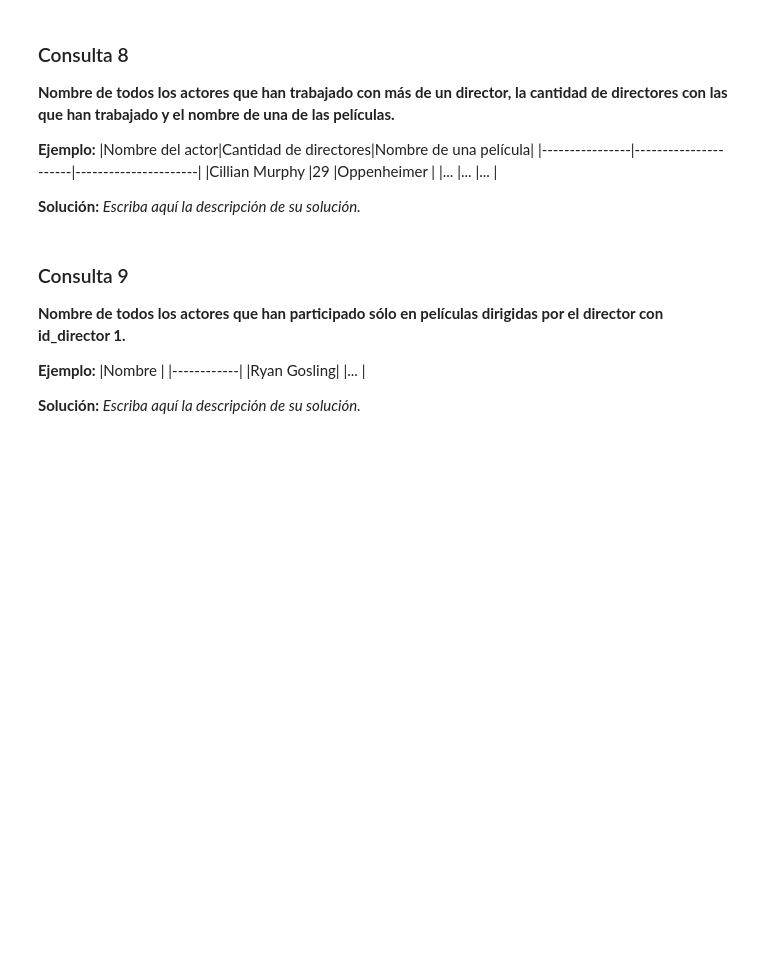
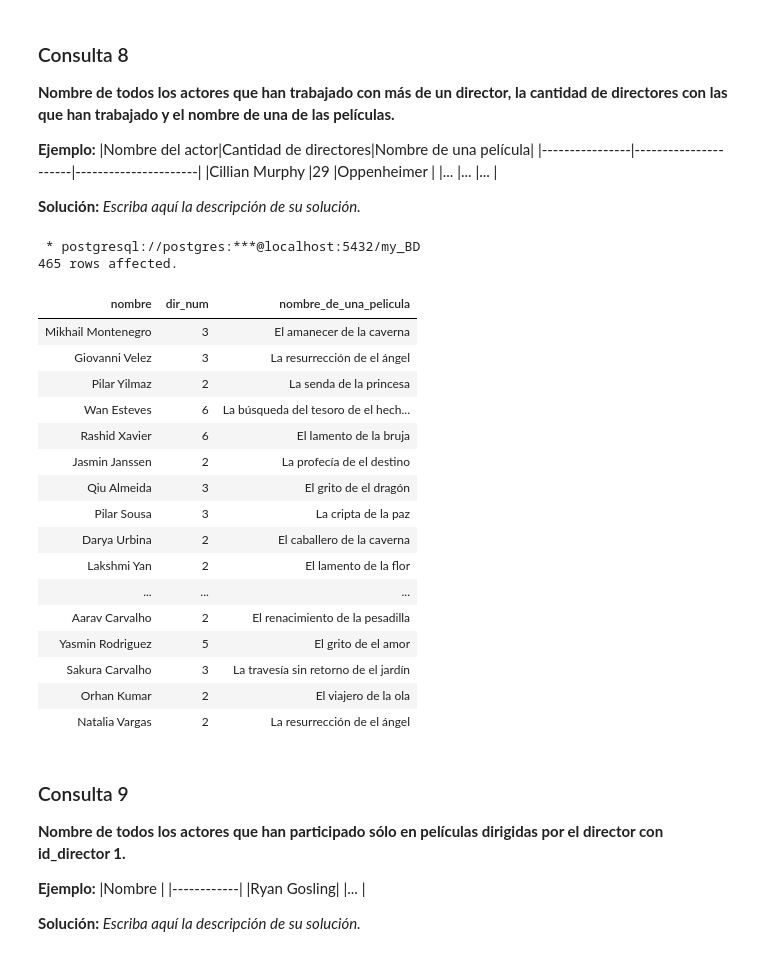
Before and after one commit to Inkphemus/Tareas_Base_de_Datos, a Jupyter notebook: Tarea_1/Tarea1-201921039-4-201921055-6-201921022-k.ipynb, the cells around one changed output. Cells and saved outputs as stored; diff of their text form; code cells hidden in the pictures; blank space fills up the shorter version.

```diff
--- a/Tarea_1/Tarea1-201921039-4-201921055-6-201921022-k.ipynb
+++ b/Tarea_1/Tarea1-201921039-4-201921055-6-201921022-k.ipynb
@@ -476,33 +605,61 @@ WHERE id_pelicula =
 # %%
 %%sql
 WITH
 tabla1 AS(
     SELECT t_a.nombre, t_a.id_actor, COUNT(DISTINCT t_p.id_director) AS dir_num
     FROM director t_d
     INNER JOIN pelicula t_p ON
         t_d.id_director = t_p.id_director
     INNER JOIN actor_participa_en_pelicula t_ap ON
         t_p.id_pelicula = t_ap.id_pelicula
     INNER JOIN actor t_a ON
         t_ap.id_actor = t_a.id_actor
     GROUP BY t_a.id_actor
     HAVING COUNT(DISTINCT t_p.id_director) > 1
 ),
+--La tabla corresponde a el número de directores por cada actor identificado por su id y nombre
+
 tabla2 AS(
     SELECT pp.nombre AS nombre_de_una_pelicula, tabla1.id_actor
     FROM tabla1
     INNER JOIN actor_participa_en_pelicula app ON
         tabla1.id_actor = app.id_actor
     INNER JOIN pelicula pp ON
         app.id_pelicula = pp.id_pelicula
 ),
+--Asigna para cada director una de sus películas
+
 tabla3 AS(
     SELECT tabla1.nombre, tabla1.dir_num, tabla2.nombre_de_una_pelicula
     FROM tabla1
     INNER JOIN tabla2 ON
         tabla1.id_actor = tabla2.id_actor
 )
 SELECT * FROM tabla3
+
+
+--Se debvuelve la tabla combinación de el actor de interés, es decir, tabla uno, con la relación entre un director y una de ssus película,es decir tabla 2
+--Adicionalmente por parte de el actor solo se selecciona el nombre y no el id
+# %% [output]
+ * postgresql://postgres:***@localhost:5432/my_BD
+465 rows affected.
+| nombre | dir_num | nombre_de_una_pelicula |
+| Mikhail Montenegro | 3 | El amanecer de la caverna |
+| Giovanni Velez | 3 | La resurrección de el ángel |
+| Pilar Yilmaz | 2 | La senda de la princesa |
+| Wan Esteves | 6 | La búsqueda del tesoro de el hech... |
+| Rashid Xavier | 6 | El lamento de la bruja |
+| Jasmin Janssen | 2 | La profecía de el destino |
+| Qiu Almeida | 3 | El grito de el dragón |
+| Pilar Sousa | 3 | La cripta de la paz |
+| Darya Urbina | 2 | El caballero de la caverna |
+| Lakshmi Yan | 2 | El lamento de la flor |
+| ... | ... | ... |
+| Aarav Carvalho | 2 | El renacimiento de la pesadilla |
+| Yasmin Rodriguez | 5 | El grito de el amor |
+| Sakura Carvalho | 3 | La travesía sin retorno de el jardín |
+| Orhan Kumar | 2 | El viajero de la ola |
+| Natalia Vargas | 2 | La resurrección de el ángel |
 # %% [markdown]
 ### Consulta 9
 
```
Also changed, not shown: parts of 20 cells of this notebook.
